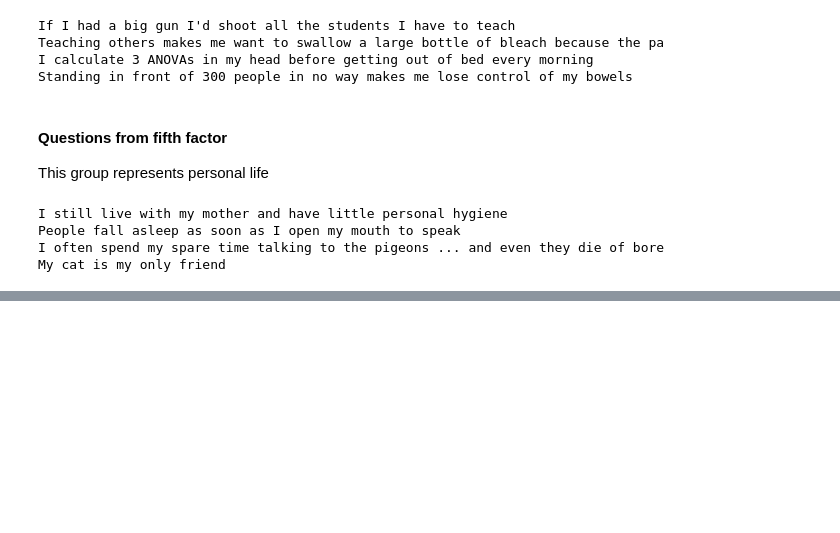
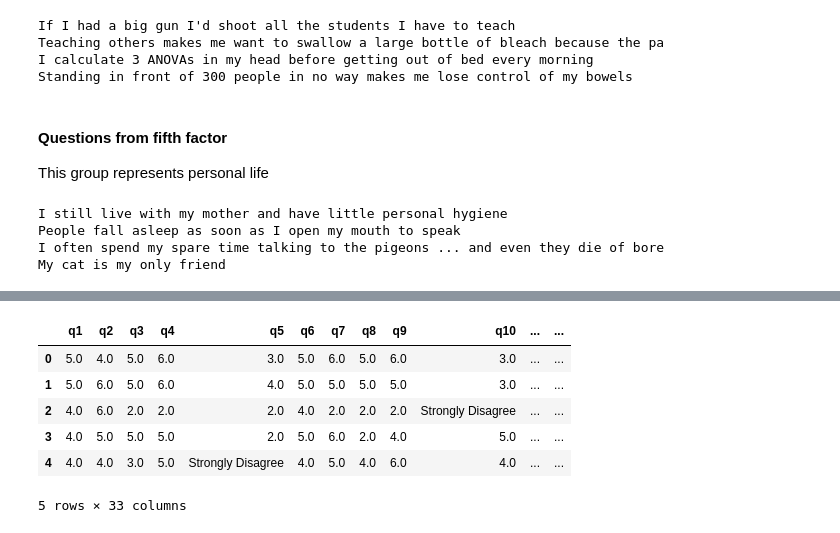
Before and after one commit to Mist3r-R/da-hse-sse-2020, a Jupyter notebook: 22.02_Rogovets.ipynb, the cells around one changed output, grey strips where cells are left out. Drawn from its saved outputs; the diff is of its cells as text; code cells hidden in the pictures; blank space fills up the shorter version.

Commit message:
Add 6 task for 22/02 with output file

```diff
--- a/22.02_Rogovets.ipynb
+++ b/22.02_Rogovets.ipynb
@@ -356,0 +414,12 @@ My cat is my only friend
+# %%
+df.astype(str).to_stata('data/TOSSE-R_output.dta', write_index=0)
+output = pd.read_stata('data/TOSSE-R_output.dta')
+output.head()
+# %% [output]
+|  | q1 | q2 | q3 | q4 | q5 | q6 | q7 | q8 | q9 | q10 | ... | ... |
+| 0 | 5.0 | 4.0 | 5.0 | 6.0 | 3.0 | 5.0 | 6.0 | 5.0 | 6.0 | 3.0 | ... | ... |
+| 1 | 5.0 | 6.0 | 5.0 | 6.0 | 4.0 | 5.0 | 5.0 | 5.0 | 5.0 | 3.0 | ... | ... |
+| 2 | 4.0 | 6.0 | 2.0 | 2.0 | 2.0 | 4.0 | 2.0 | 2.0 | 2.0 | Strongly Disagree | ... | ... |
+| 3 | 4.0 | 5.0 | 5.0 | 5.0 | 2.0 | 5.0 | 6.0 | 2.0 | 4.0 | 5.0 | ... | ... |
+| 4 | 4.0 | 4.0 | 3.0 | 5.0 | Strongly Disagree | 4.0 | 5.0 | 4.0 | 6.0 | 4.0 | ... | ... |
+5 rows × 33 columns
```
Also changed, not shown: parts of 6 cells of this notebook, 1 other file.
